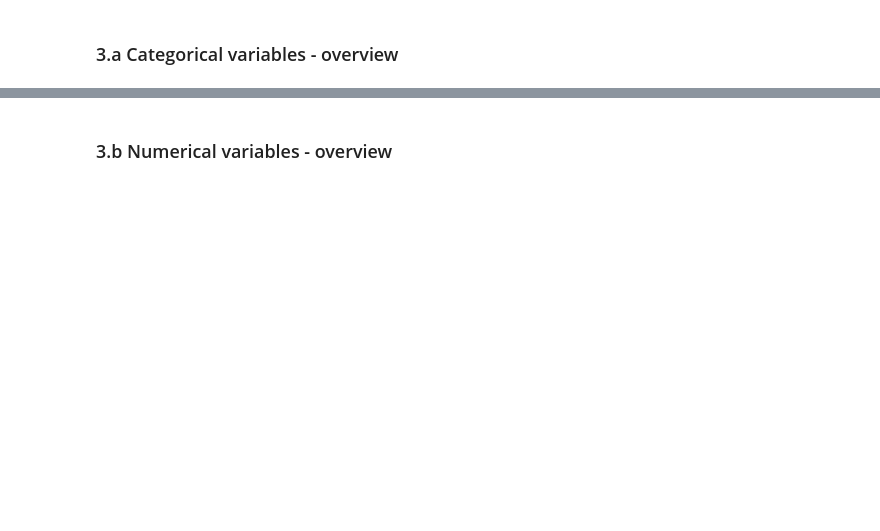
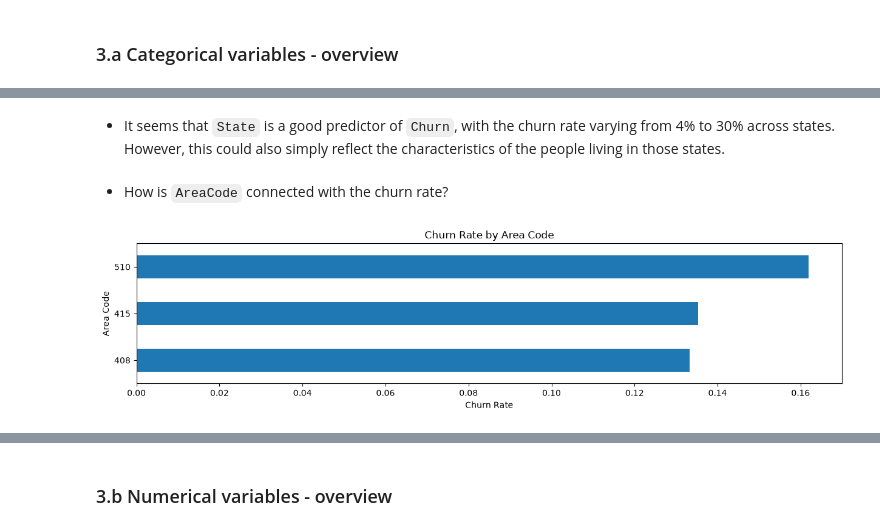
Before and after one commit to vinimsc/dat200-ca4, a Jupyter notebook: CA4-Group3.ipynb, the cells around one changed output, grey strips where cells are left out. Cells and saved outputs as stored; diff of their text form; code cells hidden in the pictures; blank space fills up the shorter version.

```diff
--- a/CA4-Group3.ipynb
+++ b/CA4-Group3.ipynb
@@ -42,0 +84,19 @@ plt.show()
+# %% [markdown]
+* It seems that `State` is a good predictor of `Churn`, with the churn rate varying from 4% to 30% across states. However, this could also simply reflect the characteristics of the people living in those states.
+# %% [markdown]
+* How is `AreaCode` connected with the churn rate?
+# %%
+plt.figure(figsize=(15, 3))
+
+(
+    df.groupby("AreaCode")
+    ["Churn"].mean()
+    .plot.barh()
+)
+
+plt.xlabel("Churn Rate")
+plt.ylabel("Area Code")
+plt.title("Churn Rate by Area Code")
+plt.show()
+# %% [output]
+[figure, added]
```
Also changed, not shown: parts of 70 cells of this notebook.
